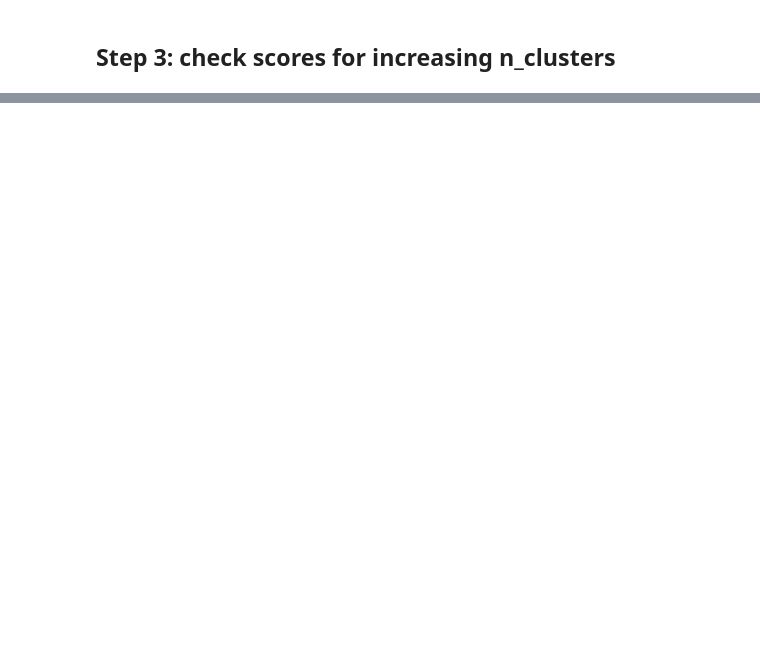
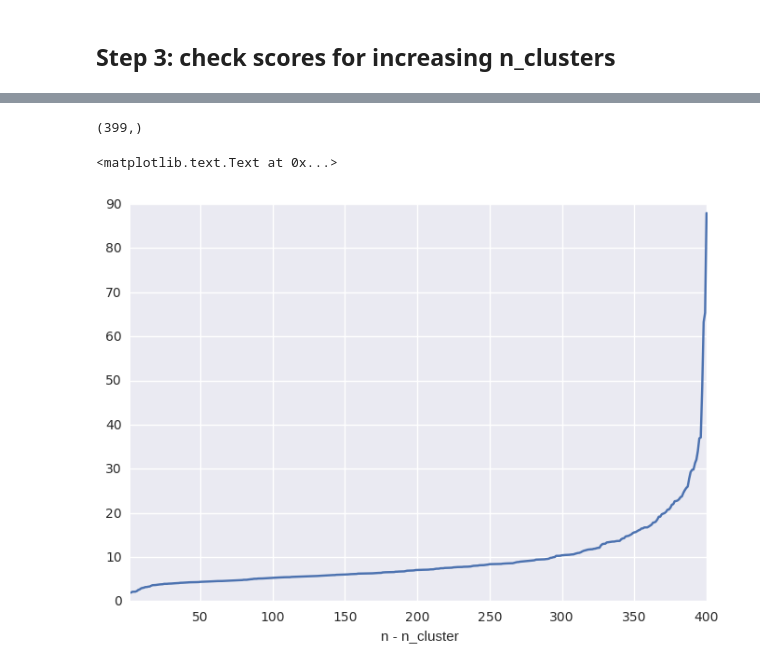
Before and after one commit to slipguru/adenine, a Jupyter notebook: adenine/examples/notebooks/agglomerative_clustering_test.ipynb, the cells around one changed output, grey strips where cells are left out. Drawn from its saved outputs; the diff is of its cells as text; code cells hidden in the pictures; blank space fills up the shorter version.

```diff
--- a/adenine/examples/notebooks/agglomerative_clustering_test.ipynb
+++ b/adenine/examples/notebooks/agglomerative_clustering_test.ipynb
@@ -100,0 +101,16 @@ plt.ylabel('silhouette score');
+# %%
+mdl = AgglomerativeClustering(n_clusters=50, return_distance=True)
+y_hat = mdl.fit_predict(X)
+# %%
+mdl.distances.shape
+# %% [output]
+(399,)
+# %%
+import seaborn
+plt.plot(np.arange(2, X.shape[0]+1), mdl.distances)
+# lim = 20
+plt.xlim([2, X.shape[0]+1]);
+plt.xlabel("n - n_cluster")
+# %% [output]
+<matplotlib.text.Text at 0x...>
+[figure, added]
```
Also changed, not shown: parts of 8 cells of this notebook, 5 other files.
